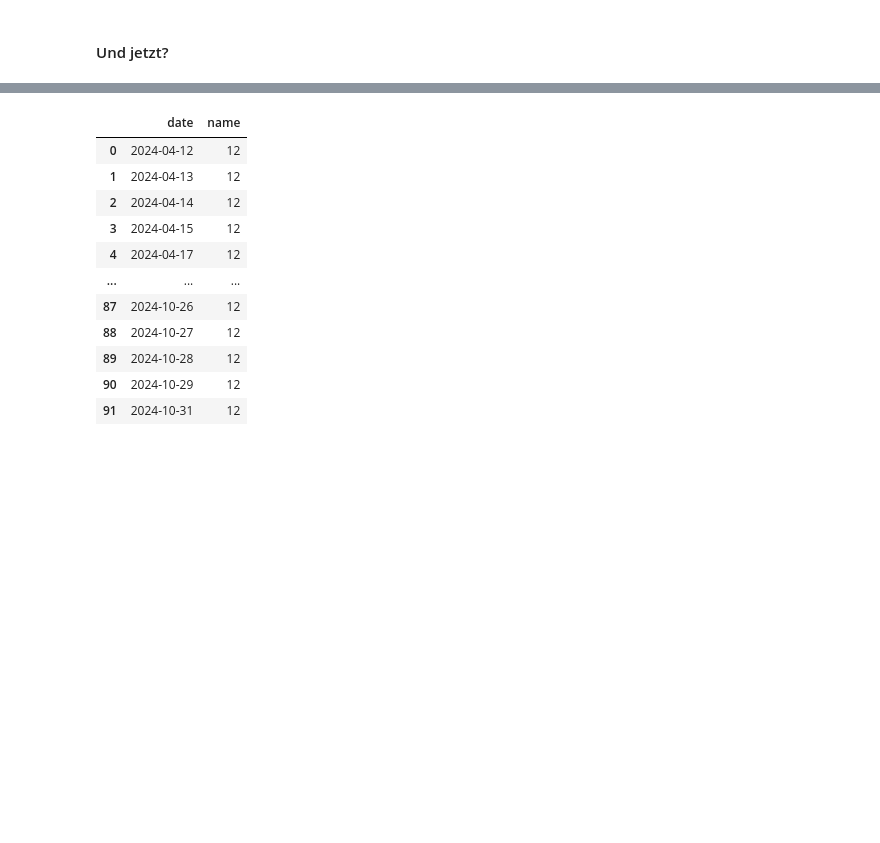
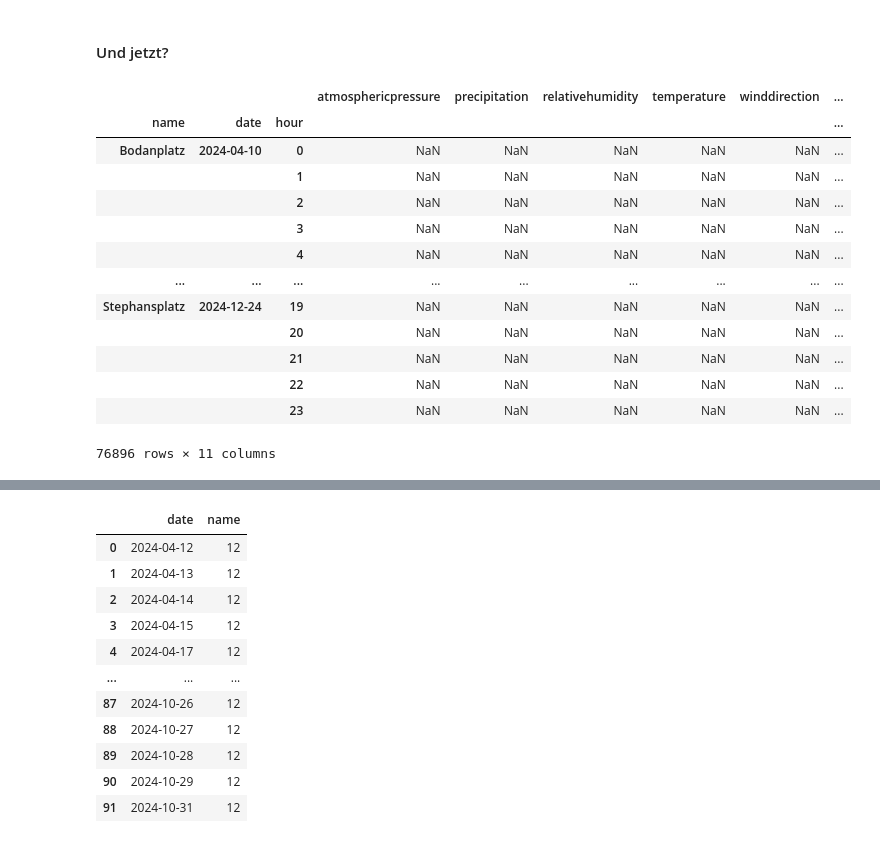
Before and after one commit to sgc-kn/dashboards, a Jupyter notebook: maites_notebooks/wetterstationen_glimpse.ipynb, the cells around one changed output, grey strips where cells are left out. Saved outputs shown, nothing was run; the diff lists cells and outputs as text; code cells hidden in the pictures; blank space fills up the shorter version.

```diff
--- a/maites_notebooks/wetterstationen_glimpse.ipynb
+++ b/maites_notebooks/wetterstationen_glimpse.ipynb
@@ -279,6 +424,29 @@ ws_hour[(ws_hour['date'].astype(str) == '2024-04-10') & (ws_hour['hour'] ==22)]
 | 65735 | Stephansplatz | 2024-04-10 | 22 | 983.05 | 23.18 | 70.55 | 8.95 | ... |
 # %% [markdown]
 #### Und jetzt?
+# %%
+#vollständigen datensatz erstellen, fehlende werte integrieren als NaN
+ws = ws.drop(columns=['entity_id', 'dateobserved', 'time']).groupby(['name', 'date', 'hour']).median().round(2).reset_index()
+all_combinations_hour = pd.MultiIndex.from_product(
+    [ws['name'].unique(), pd.to_datetime(ws['date']).unique(), range(24)],
+    names=['name', 'date', 'hour'])
+ws_compl = ws.set_index(['name', 'date', 'hour']).reindex(all_combinations_hour, fill_value=np.nan)
+ws_compl
+# %% [output]
+|  |  |  | atmosphericpressure | precipitation | relativehumidity | temperature | winddirection | ... |
+| name | date | hour |  |  |  |  |  | ... |
+| Bodanplatz | 2024-04-10 | 0 | NaN | NaN | NaN | NaN | NaN | ... |
+|  |  | 1 | NaN | NaN | NaN | NaN | NaN | ... |
+|  |  | 2 | NaN | NaN | NaN | NaN | NaN | ... |
+|  |  | 3 | NaN | NaN | NaN | NaN | NaN | ... |
+|  |  | 4 | NaN | NaN | NaN | NaN | NaN | ... |
+| ... | ... | ... | ... | ... | ... | ... | ... | ... |
+| Stephansplatz | 2024-12-24 | 19 | NaN | NaN | NaN | NaN | NaN | ... |
+|  |  | 20 | NaN | NaN | NaN | NaN | NaN | ... |
+|  |  | 21 | NaN | NaN | NaN | NaN | NaN | ... |
+|  |  | 22 | NaN | NaN | NaN | NaN | NaN | ... |
+|  |  | 23 | NaN | NaN | NaN | NaN | NaN | ... |
+76896 rows × 11 columns
 # %%
 #Warum fallen Stationen immer wieder aus? Bias/strukturelle Gründe ausschließen
 #Möglichkeiten damit umzugehen?
```
Also changed, not shown: parts of 23 cells of this notebook.
